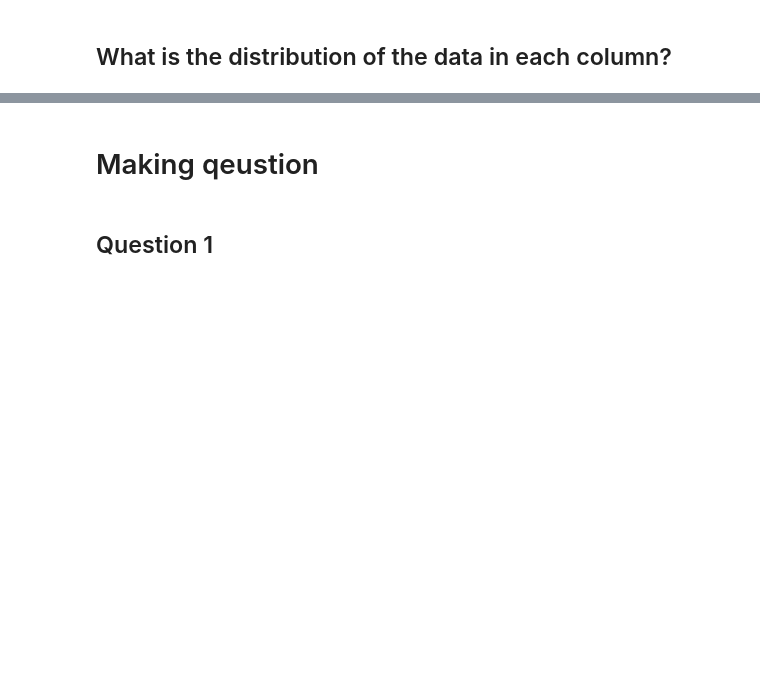
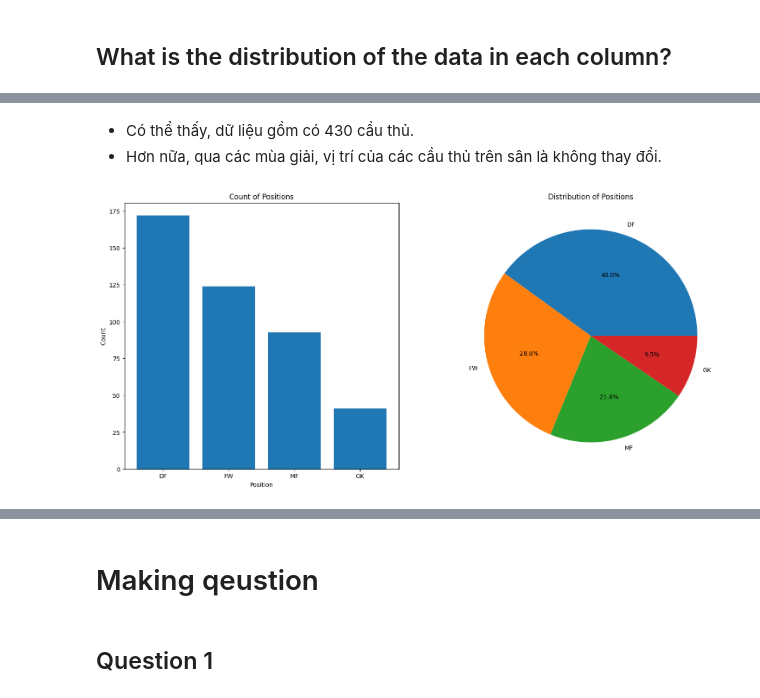
Before and after one commit to hwangdeokThien/CSC14119_IntroDS_final_project, a Jupyter notebook: src/notebooks/3.0-data_exploration.ipynb, the cells around one changed output, grey strips where cells are left out. Cells and saved outputs as stored; diff of their text form; code cells hidden in the pictures; blank space fills up the shorter version.

Commit message:
[UPDATE] add visualize distribution of categorical feature

```diff
--- a/src/notebooks/3.0-data_exploration.ipynb
+++ b/src/notebooks/3.0-data_exploration.ipynb
@@ -12,0 +17,3 @@
+# %%
+df = pd.read_csv('../../data/processed/processed_fb_data.csv')
+df.info()
@@ -24,0 +46,3 @@
+# %%
+position = df[['Name', 'Position']].drop_duplicates()
+position.describe()
@@ -24,0 +55,16 @@
+# %% [markdown]
+- Có thể thấy, dữ liệu gồm có 430 cầu thủ.
+- Hơn nữa, qua các mùa giải, vị trí của các cầu thủ trên sân là không thay đổi.
+# %%
+fig, axes = plt.subplots(1, 2, figsize=(18, 8))
+position_count = position['Position'].value_counts()
+axes[0].bar(position_count.index, position_count.values)
+axes[0].set_xlabel('Position')
+axes[0].set_ylabel('Count')
+axes[0].set_title('Count of Positions')
+
+axes[1].pie(position_count.values, labels = position_count.index, autopct='%1.1f%%', startangle=0)
+axes[1].set_title('Distribution of Positions')
+plt.show()
+# %% [output]
+[figure, added]
```
Also changed, not shown: parts of 30 cells of this notebook.
